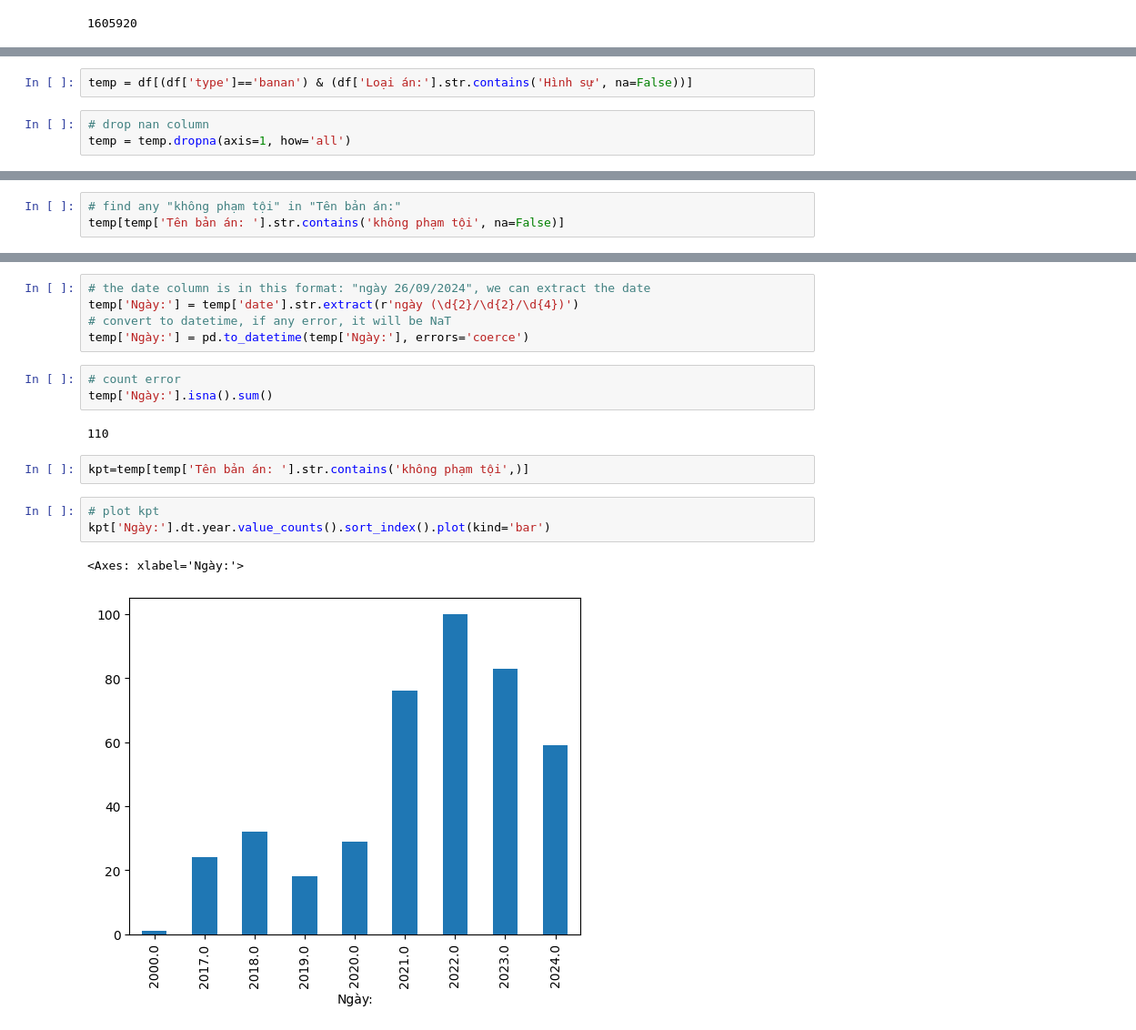
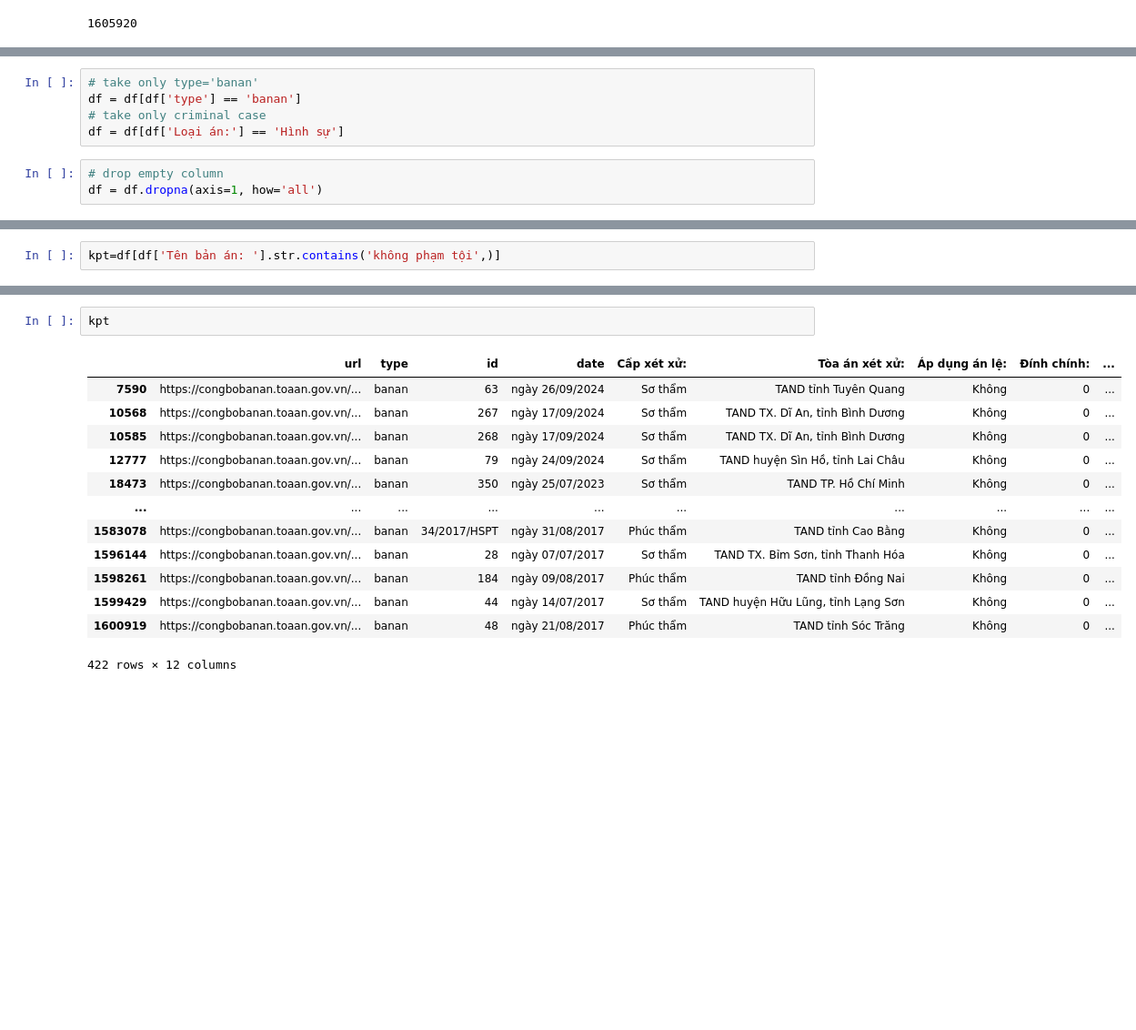
Before and after one commit to Th1nhNg0/congbobanan, a Jupyter notebook: analysis.ipynb, the cells around one changed output, grey strips where cells are left out. Shown at 91% size. Drawn from its saved outputs; the diff is of its cells as text; blank space fills up the shorter version.

```diff
--- a/analysis.ipynb
+++ b/analysis.ipynb
@@ -19,5 +55,8 @@ len(df)
 # %%
-temp = df[(df['type']=='banan') & (df['Loại án:'].str.contains('Hình sự', na=False))]
+# take only type='banan'
+df = df[df['type'] == 'banan']
+# take only criminal case
+df = df[df['Loại án:'] == 'Hình sự']
 # %%
-# drop nan column
-temp = temp.dropna(axis=1, how='all')
+# drop empty column
+df = df.dropna(axis=1, how='all')
@@ -30,3 +78,2 @@ temp.to_csv('output.csv', index=False)
 # %%
-# find any "không phạm tội" in "Tên bản án:"
-temp[temp['Tên bản án: '].str.contains('không phạm tội', na=False)]
+kpt=df[df['Tên bản án: '].str.contains('không phạm tội',)]
@@ -47,18 +80,16 @@ temp[temp['Tên bản án: '].str.contains('không phạm tội', na=False)]
-# %%
-# the date column is in this format: "ngày 26/09/2024", we can extract the date
-temp['Ngày:'] = temp['date'].str.extract(r'ngày (\d{2}/\d{2}/\d{4})')
-# convert to datetime, if any error, it will be NaT
-temp['Ngày:'] = pd.to_datetime(temp['Ngày:'], errors='coerce')
-# %%
-# count error
-temp['Ngày:'].isna().sum()
-# %% [output]
-110
-# %%
-kpt=temp[temp['Tên bản án: '].str.contains('không phạm tội',)]
-# %%
-# plot kpt
-kpt['Ngày:'].dt.year.value_counts().sort_index().plot(kind='bar')
-# %% [output]
-<Axes: xlabel='Ngày:'>
-[figure, removed]
+# %%
+kpt
+# %% [output]
+|  | url | type | id | date | Cấp xét xử: | Tòa án xét xử: | Áp dụng án lệ: | Đính chính: | ... |
+| 7590 | https://congbobanan.toaan.gov.vn/... | banan | 63 | ngày 26/09/2024 | Sơ thẩm | TAND tỉnh Tuyên Quang | Không | 0 | ... |
+| 10568 | https://congbobanan.toaan.gov.vn/... | banan | 267 | ngày 17/09/2024 | Sơ thẩm | TAND TX. Dĩ An, tỉnh Bình Dương | Không | 0 | ... |
+| 10585 | https://congbobanan.toaan.gov.vn/... | banan | 268 | ngày 17/09/2024 | Sơ thẩm | TAND TX. Dĩ An, tỉnh Bình Dương | Không | 0 | ... |
+| 12777 | https://congbobanan.toaan.gov.vn/... | banan | 79 | ngày 24/09/2024 | Sơ thẩm | TAND huyện Sìn Hồ, tỉnh Lai Châu | Không | 0 | ... |
+| 18473 | https://congbobanan.toaan.gov.vn/... | banan | 350 | ngày 25/07/2023 | Sơ thẩm | TAND TP. Hồ Chí Minh | Không | 0 | ... |
+| ... | ... | ... | ... | ... | ... | ... | ... | ... | ... |
+| 1583078 | https://congbobanan.toaan.gov.vn/... | banan | 34/2017/HSPT | ngày 31/08/2017 | Phúc thẩm | TAND tỉnh Cao Bằng | Không | 0 | ... |
+| 1596144 | https://congbobanan.toaan.gov.vn/... | banan | 28 | ngày 07/07/2017 | Sơ thẩm | TAND TX. Bỉm Sơn, tỉnh Thanh Hóa | Không | 0 | ... |
+| 1598261 | https://congbobanan.toaan.gov.vn/... | banan | 184 | ngày 09/08/2017 | Phúc thẩm | TAND tỉnh Đồng Nai | Không | 0 | ... |
+| 1599429 | https://congbobanan.toaan.gov.vn/... | banan | 44 | ngày 14/07/2017 | Sơ thẩm | TAND huyện Hữu Lũng, tỉnh Lạng Sơn | Không | 0 | ... |
+| 1600919 | https://congbobanan.toaan.gov.vn/... | banan | 48 | ngày 21/08/2017 | Phúc thẩm | TAND tỉnh Sóc Trăng | Không | 0 | ... |
+422 rows × 12 columns
```
Also changed, not shown: parts of 11 cells of this notebook.
